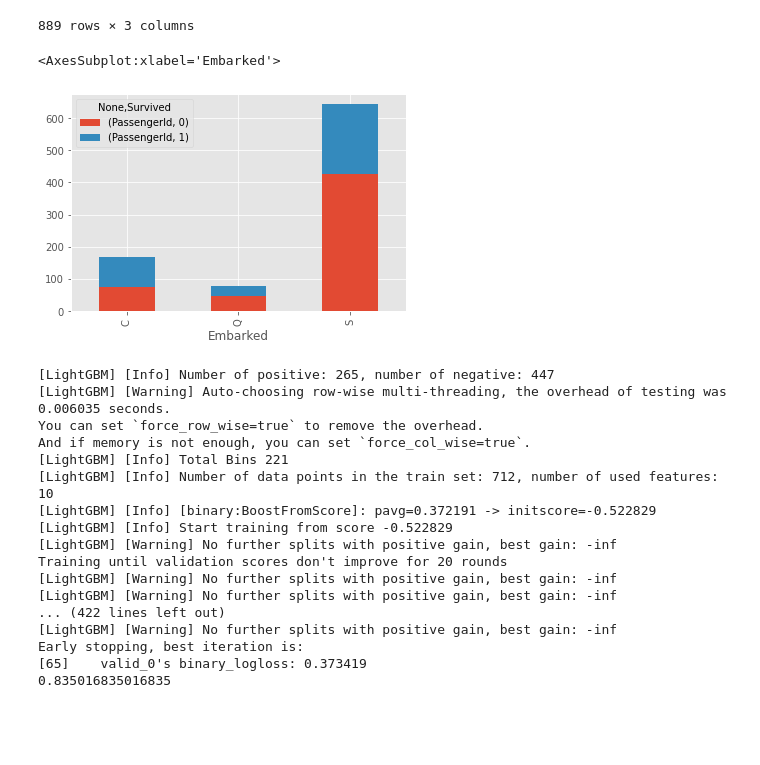
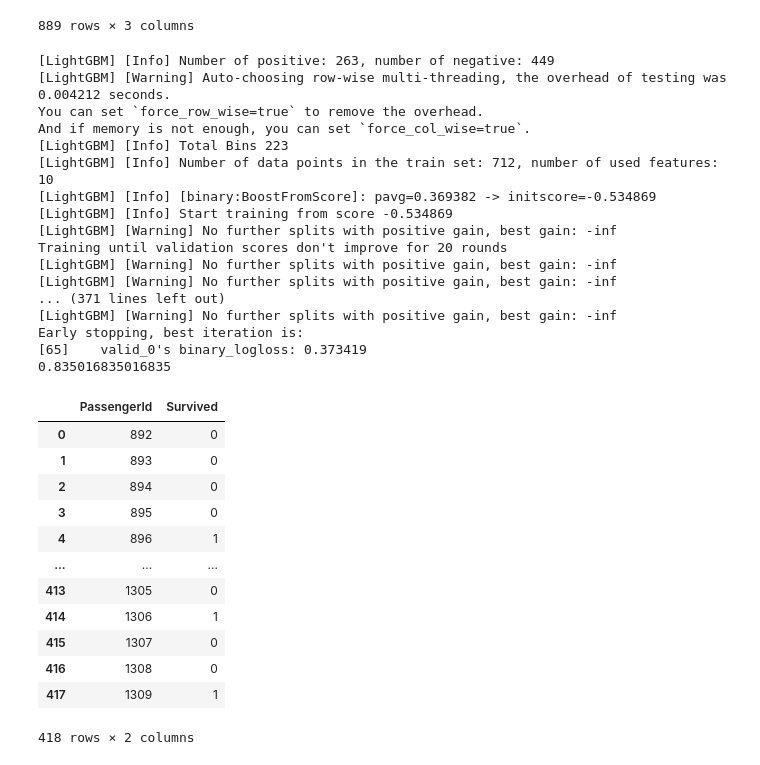
Before and after one commit to satmat/study_kaggle, a Jupyter notebook: titanic.ipynb, the cells around one changed output. Drawn from its saved outputs; the diff is of its cells as text; code cells hidden in the pictures; blank space fills up the shorter version.

```diff
--- a/titanic.ipynb
+++ b/titanic.ipynb
@@ -158,13 +158,10 @@ train_df[["Embarked","Survived","PassengerId"]].dropna()
 | 889 | C | 1 | 890 |
 | 890 | Q | 0 | 891 |
 889 rows × 3 columns
-# %%
-embarked_df = train_df[["Embarked","Survived","PassengerId"]].dropna().groupby(["Embarked","Survived"]).count().unstack()
-embarked_df.plot.bar(stacked=True)
-# %% [output]
-<AxesSubplot:xlabel='Embarked'>
-[figure, removed]
 # %%
+embarked_df = train_df[["Embarked","Survived","PassengerId"]].dropna().groupby(["Embarked","Survived"]).count().unstack()
+# embarked_df.plot.bar(stacked=True)
+
 embarked_df["survived_rate"]=embarked_df.iloc[:,0]/(embarked_df.iloc[:,0] + embarked_df.iloc[:,1])
 #embarked_df
 
@@ -348,38 +345,49 @@ for train_index, val_index in kf.split(train_X):
     lgb_eval = lgb.Dataset(X_valid, y_valid, categorical_feature=categories, reference=lgb_train)
     model_lgb = lgb.train(lgbm_params, lgb_train, valid_sets=lgb_eval, num_boost_round=100, early_stopping_rounds=20, verbose_eval=10)
     y_pred = model_lgb.predict(X_valid, num_iteration=model_lgb.best_iteration)
     print(accuracy_score(y_valid, np.round(y_pred)))
     models.append(model_lgb)
 
 # p.141 テストデータにおける予測結果を算出する
 preds = []
 
 for model in models:
     pred = model.predict(test_X)
     preds.append(pred)
 
 preds_array = np.array(preds)
 preds_mean = np.mean(preds_array, axis=0)
 preds_int = (preds_mean > 0.5).astype(int)
 submission["Survived"] = preds_int
 submission
-
-submission.to_csv("titanic_submit01.csv", index=False)
 # %% [output]
-[LightGBM] [Info] Number of positive: 265, number of negative: 447
-[LightGBM] [Warning] Auto-choosing row-wise multi-threading, the overhead of testing was 0.006035 seconds.
+[LightGBM] [Info] Number of positive: 263, number of negative: 449
+[LightGBM] [Warning] Auto-choosing row-wise multi-threading, the overhead of testing was 0.004212 seconds.
 You can set `force_row_wise=true` to remove the overhead.
 And if memory is not enough, you can set `force_col_wise=true`.
-[LightGBM] [Info] Total Bins 221
+[LightGBM] [Info] Total Bins 223
 [LightGBM] [Info] Number of data points in the train set: 712, number of used features: 10
-[LightGBM] [Info] [binary:BoostFromScore]: pavg=0.372191 -> initscore=-0.522829
-[LightGBM] [Info] Start training from score -0.522829
+[LightGBM] [Info] [binary:BoostFromScore]: pavg=0.369382 -> initscore=-0.534869
+[LightGBM] [Info] Start training from score -0.534869
 [LightGBM] [Warning] No further splits with positive gain, best gain: -inf
 Training until validation scores don't improve for 20 rounds
 [LightGBM] [Warning] No further splits with positive gain, best gain: -inf
 [LightGBM] [Warning] No further splits with positive gain, best gain: -inf
-... (422 lines left out)
+... (371 lines left out)
 [LightGBM] [Warning] No further splits with positive gain, best gain: -inf
 Early stopping, best iteration is:
 [65]    valid_0's binary_logloss: 0.373419
 0.835016835016835
+|  | PassengerId | Survived |
+| 0 | 892 | 0 |
+| 1 | 893 | 0 |
+| 2 | 894 | 0 |
+| 3 | 895 | 0 |
+| 4 | 896 | 1 |
+| ... | ... | ... |
+| 413 | 1305 | 0 |
+| 414 | 1306 | 1 |
+| 415 | 1307 | 0 |
+| 416 | 1308 | 0 |
+| 417 | 1309 | 1 |
+418 rows × 2 columns
```
Also changed, not shown: parts of 1 cell of this notebook.
